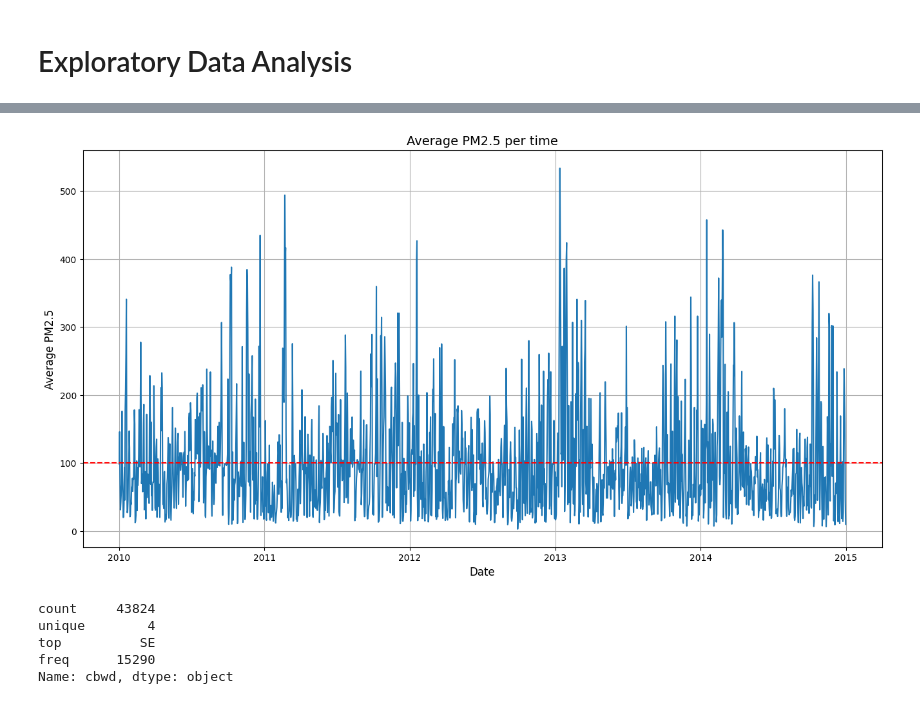
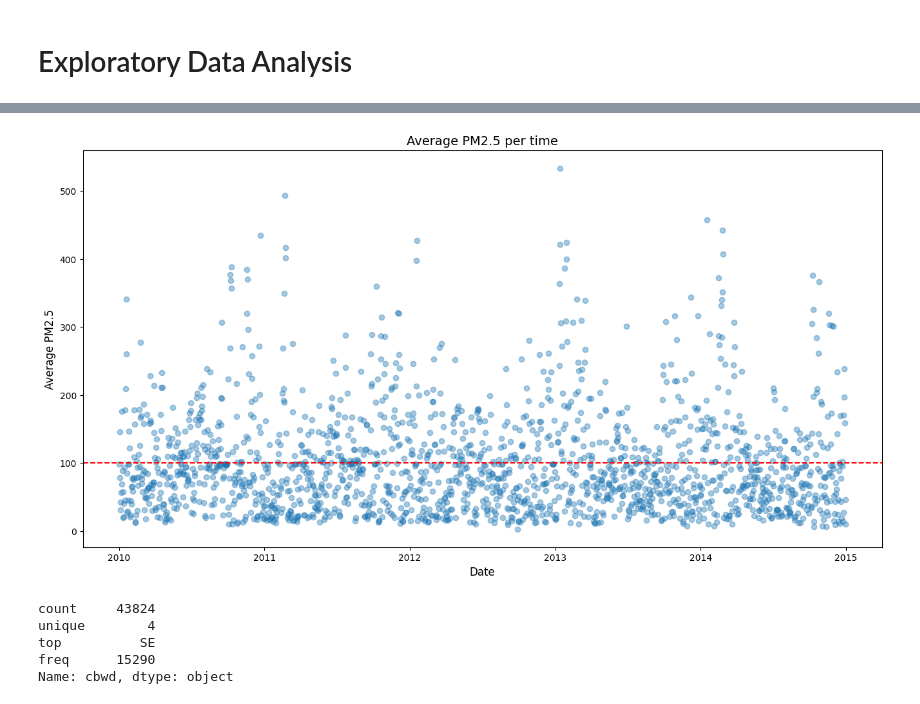
Before and after one commit to Vedant988/Vedant_INBT010521_June2024, a Jupyter notebook: task2_PRSA_data_2010.1.1-2014.12.31.ipynb, the cells around one changed output, grey strips where cells are left out. Saved outputs shown, nothing was run; the diff lists cells and outputs as text; code cells hidden in the pictures.

```diff
--- a/task2_PRSA_data_2010.1.1-2014.12.31.ipynb
+++ b/task2_PRSA_data_2010.1.1-2014.12.31.ipynb
@@ -71,7 +71,6 @@ df.describe()
 | max | 2014.000000 | 12.000000 | 31.000000 | 23.000000 | 994.000000 | 28.000000 | 42.000000 | 1046.000000 | 585.600000 | 27.000000 | 36.000000 |
 # %%
 #adding date column
-date=df[['year','month','day']].apply(lambda x: '-'.join(x.values.astype(str)),axis='columns')
-
-df.insert(5,'date',date)
+date_column =df[['year','month','day']].apply(lambda x:'-'.join(x.values.astype(str)),axis='columns')
+df.insert(5,'date',date_column)
 df['date']=pd.to_datetime(df['date'])
@@ -110,17 +132,16 @@ df1.head(5)
 # %%
 date = df1.groupby('date')['pm2.5'].mean()
 
-
 plt.figure(figsize= [16, 8])
-sns.lineplot(x = date.index, y = date)
+plt.scatter(x = date.index, y = date, marker='o',alpha=0.4)
 plt.axhline(100, ls= '--', color= 'red')
 plt.xlabel('Date', fontsize = 12)
 plt.ylabel('Average PM2.5', fontsize = 12)
 plt.title('Average PM2.5 per time', fontsize = 14)
-plt.grid()
+
 plt.show()
 # %% [output]
-[figure, old version]
+[figure, new version]
 # %%
 df1['cbwd'].describe()
 # sum(df1['cbwd']=='SE')
```
Also changed, not shown: parts of 51 cells of this notebook.
